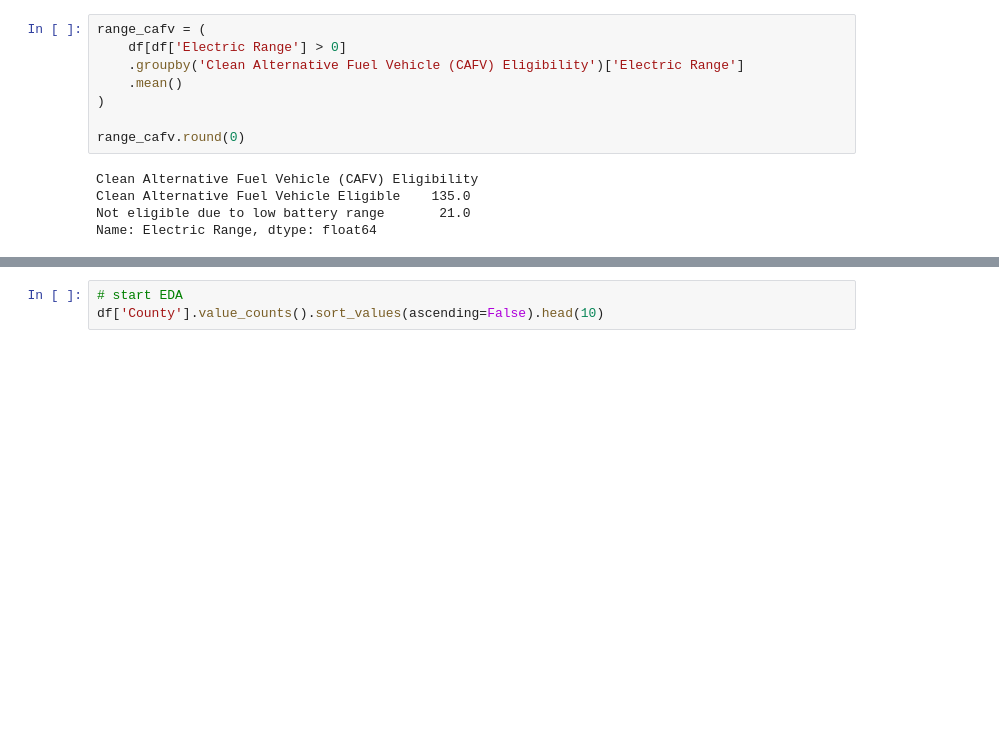
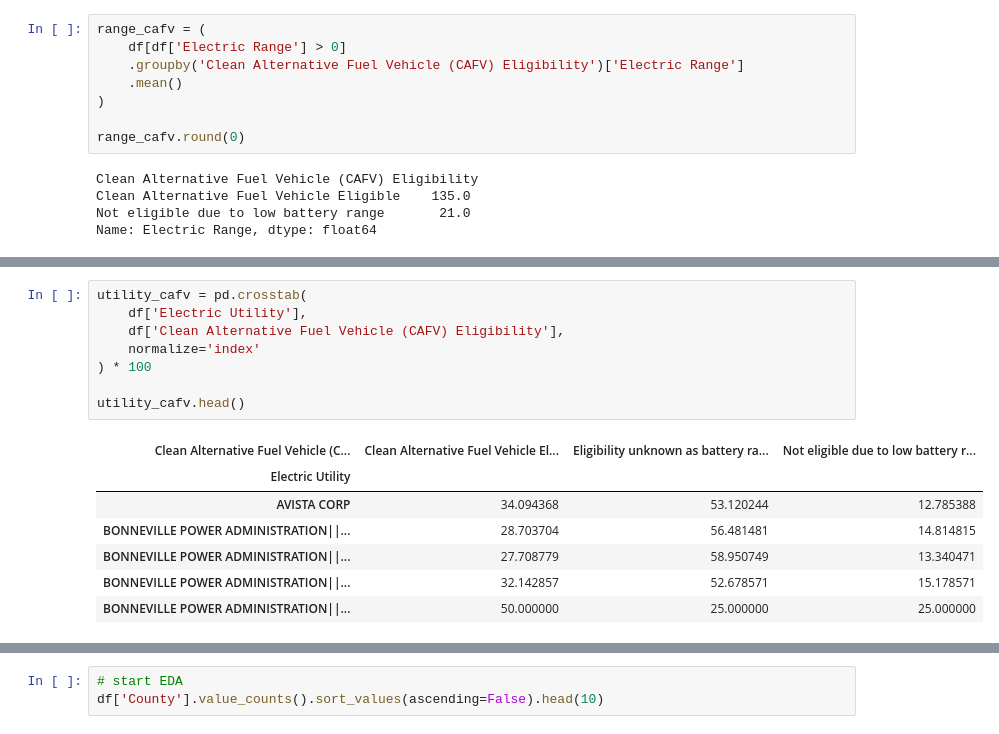
Before and after one commit to nawarfathi/electric-vehicle-analysis1, a Jupyter notebook: EV.ipynb, the cells around one changed output, grey strips where cells are left out. Saved outputs shown, nothing was run; the diff lists cells and outputs as text; blank space fills up the shorter version.

```diff
--- a/EV.ipynb
+++ b/EV.ipynb
@@ -1674,0 +1773,16 @@ Name: Electric Range, dtype: float64
+# %%
+utility_cafv = pd.crosstab(
+    df['Electric Utility'],
+    df['Clean Alternative Fuel Vehicle (CAFV) Eligibility'],
+    normalize='index'
+) * 100
+
+utility_cafv.head()
+# %% [output]
+| Clean Alternative Fuel Vehicle (C... | Clean Alternative Fuel Vehicle El... | Eligibility unknown as battery ra... | Not eligible due to low battery r... |
+| Electric Utility |  |  |  |
+| AVISTA CORP | 34.094368 | 53.120244 | 12.785388 |
+| BONNEVILLE POWER ADMINISTRATION||... | 28.703704 | 56.481481 | 14.814815 |
+| BONNEVILLE POWER ADMINISTRATION||... | 27.708779 | 58.950749 | 13.340471 |
+| BONNEVILLE POWER ADMINISTRATION||... | 32.142857 | 52.678571 | 15.178571 |
+| BONNEVILLE POWER ADMINISTRATION||... | 50.000000 | 25.000000 | 25.000000 |
```
Also changed, not shown: parts of 8 cells of this notebook.
